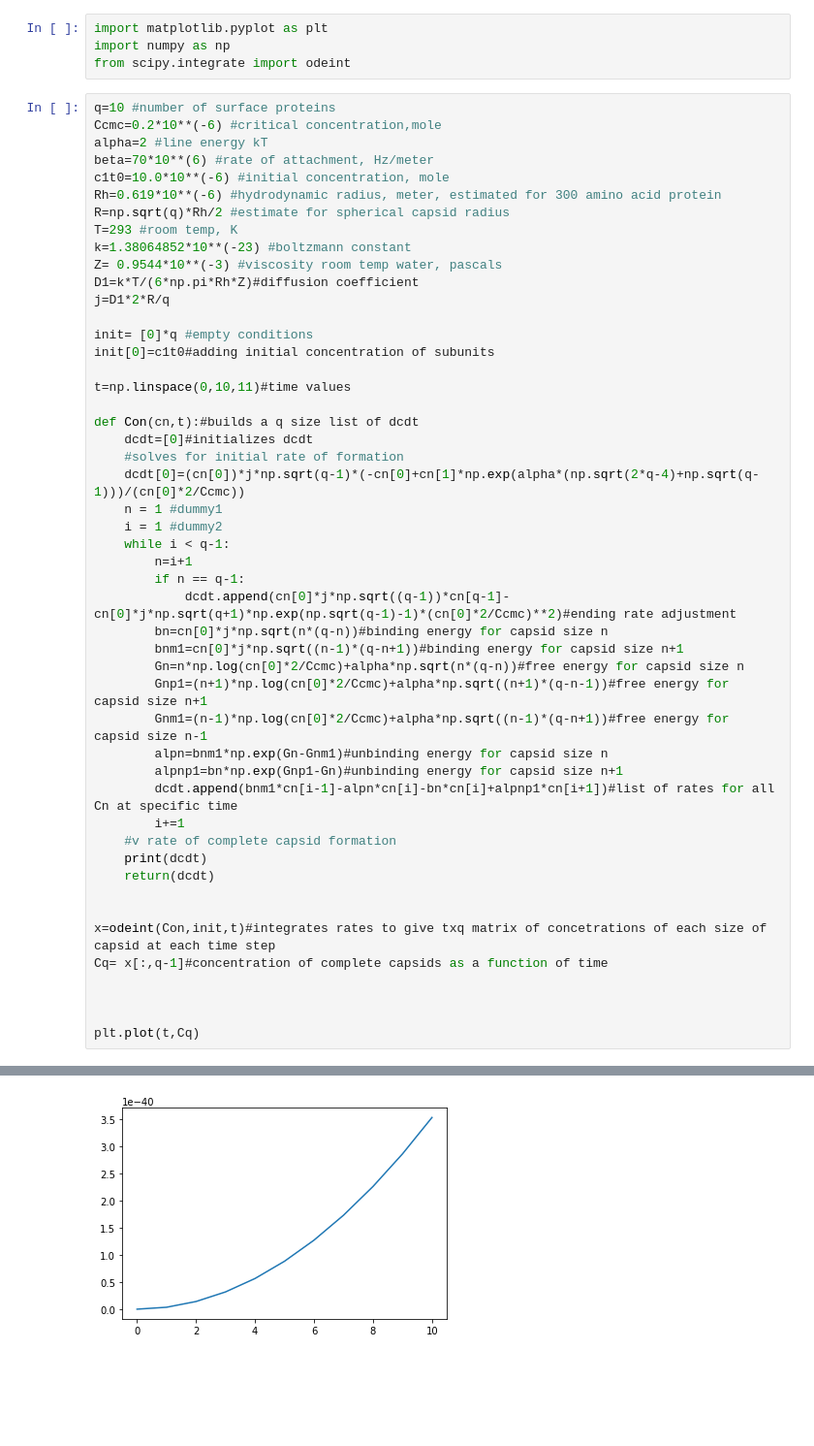
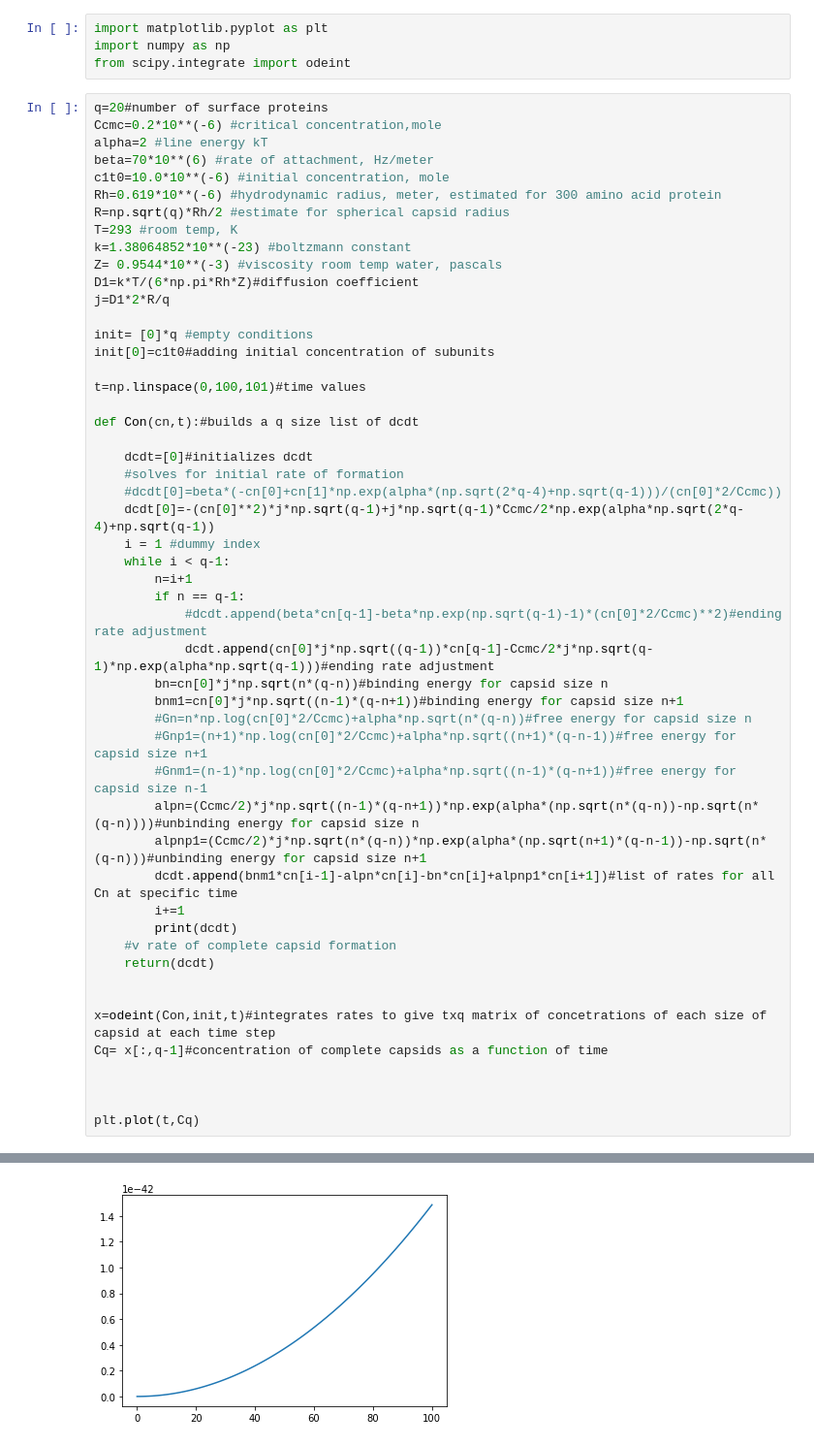
Before and after one commit to brica001/nucleation, a Jupyter notebook: 6.10.ipynb, the cells around one changed output, grey strips where cells are left out. Shown at 97% size. Cells and saved outputs as stored; diff of their text form; blank space fills up the shorter version.

Commit message:
maybe wrong assumptionsabout alphan

```diff
--- a/6.10.ipynb
+++ b/6.10.ipynb
@@ -3,7 +3,7 @@ import matplotlib.pyplot as plt
 import numpy as np
 from scipy.integrate import odeint
 # %%
-q=10 #number of surface proteins
+q=20#number of surface proteins
 Ccmc=0.2*10**(-6) #critical concentration,mole
 alpha=2 #line energy kT
 beta=70*10**(6) #rate of attachment, Hz/meter
@@ -19,29 +19,31 @@ j=D1*2*R/q
 init= [0]*q #empty conditions
 init[0]=c1t0#adding initial concentration of subunits
 
-t=np.linspace(0,10,11)#time values
+t=np.linspace(0,100,101)#time values
 
 def Con(cn,t):#builds a q size list of dcdt
+
     dcdt=[0]#initializes dcdt
     #solves for initial rate of formation
-    dcdt[0]=(cn[0])*j*np.sqrt(q-1)*(-cn[0]+cn[1]*np.exp(alpha*(np.sqrt(2*q-4)+np.sqrt(q-1)))/(cn[0]*2/Ccmc))
-    n = 1 #dummy1
-    i = 1 #dummy2
+    #dcdt[0]=beta*(-cn[0]+cn[1]*np.exp(alpha*(np.sqrt(2*q-4)+np.sqrt(q-1)))/(cn[0]*2/Ccmc))
+    dcdt[0]=-(cn[0]**2)*j*np.sqrt(q-1)+j*np.sqrt(q-1)*Ccmc/2*np.exp(alpha*np.sqrt(2*q-4)+np.sqrt(q-1))
+    i = 1 #dummy index
     while i < q-1:
         n=i+1
         if n == q-1:
-            dcdt.append(cn[0]*j*np.sqrt((q-1))*cn[q-1]-cn[0]*j*np.sqrt(q+1)*np.exp(np.sqrt(q-1)-1)*(cn[0]*2/Ccmc)**2)#ending rate adjustment
+            #dcdt.append(beta*cn[q-1]-beta*np.exp(np.sqrt(q-1)-1)*(cn[0]*2/Ccmc)**2)#ending rate adjustment
+            dcdt.append(cn[0]*j*np.sqrt((q-1))*cn[q-1]-Ccmc/2*j*np.sqrt(q-1)*np.exp(alpha*np.sqrt(q-1)))#ending rate adjustment
         bn=cn[0]*j*np.sqrt(n*(q-n))#binding energy for capsid size n
         bnm1=cn[0]*j*np.sqrt((n-1)*(q-n+1))#binding energy for capsid size n+1
-        Gn=n*np.log(cn[0]*2/Ccmc)+alpha*np.sqrt(n*(q-n))#free energy for capsid size n
-        Gnp1=(n+1)*np.log(cn[0]*2/Ccmc)+alpha*np.sqrt((n+1)*(q-n-1))#free energy for capsid size n+1
-        Gnm1=(n-1)*np.log(cn[0]*2/Ccmc)+alpha*np.sqrt((n-1)*(q-n+1))#free energy for capsid size n-1
-        alpn=bnm1*np.exp(Gn-Gnm1)#unbinding energy for capsid size n
-        alpnp1=bn*np.exp(Gnp1-Gn)#unbinding energy for capsid size n+1
+        #Gn=n*np.log(cn[0]*2/Ccmc)+alpha*np.sqrt(n*(q-n))#free energy for capsid size n
+        #Gnp1=(n+1)*np.log(cn[0]*2/Ccmc)+alpha*np.sqrt((n+1)*(q-n-1))#free energy for capsid size n+1
+        #Gnm1=(n-1)*np.log(cn[0]*2/Ccmc)+alpha*np.sqrt((n-1)*(q-n+1))#free energy for capsid size n-1
+        alpn=(Ccmc/2)*j*np.sqrt((n-1)*(q-n+1))*np.exp(alpha*(np.sqrt(n*(q-n))-np.sqrt(n*(q-n))))#unbinding energy for capsid size n
+        alpnp1=(Ccmc/2)*j*np.sqrt(n*(q-n))*np.exp(alpha*(np.sqrt(n+1)*(q-n-1))-np.sqrt(n*(q-n)))#unbinding energy for capsid size n+1
         dcdt.append(bnm1*cn[i-1]-alpn*cn[i]-bn*cn[i]+alpnp1*cn[i+1])#list of rates for all Cn at specific time
         i+=1
+        print(dcdt)
     #v rate of complete capsid formation
-    print(dcdt)
     return(dcdt)
 
 
@@ -62,2 +74,2 @@ plt.plot(t,Cq)
 [<matplotlib.lines.Line2D at 0x...>]
-[figure, old version]
+[figure, new version]
```
Also changed, not shown: parts of 1 cell of this notebook.
